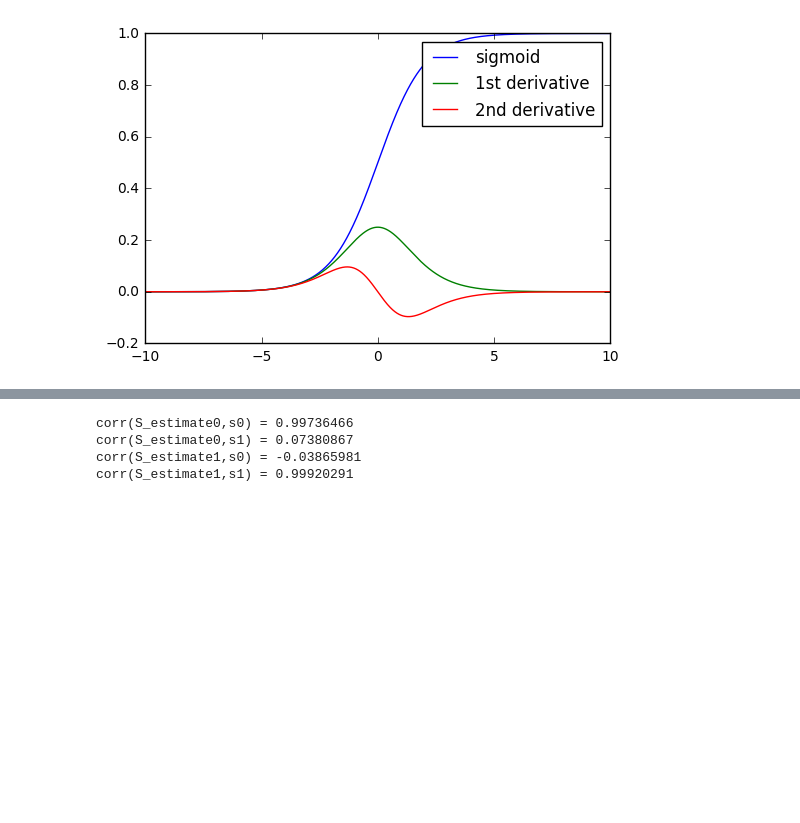
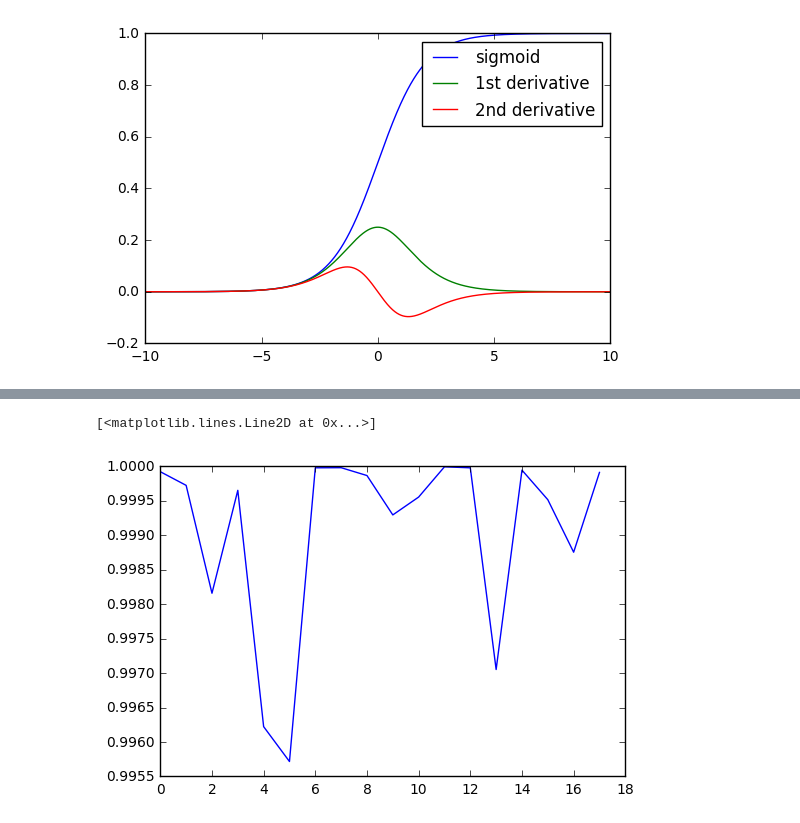
Before and after one commit to p16i/course-machine-intelligence-2, a Jupyter notebook: w5-ica/ICA.ipynb, the cells around one changed output, grey strips where cells are left out. Saved outputs shown, nothing was run; the diff lists cells and outputs as text; code cells hidden in the pictures; blank space fills up the shorter version.

```diff
--- a/w5-ica/ICA.ipynb
+++ b/w5-ica/ICA.ipynb
@@ -168,26 +165,24 @@ corr(S_estimate1,s1) = 0.62681959
 # %%
 def naturalGradientLearning(x, w_init, original_data, eta=0.1, epoch=1):
     w = np.copy(w_init) / np.linalg.norm(w_init)
     p = x.shape[1]
-
+    norm = []
     for i in range(p):
         w_dot_x = np.dot(w, x[:,i])
         sigs = 1 - 2*sigmoid(w_dot_x)
         dirac = np.eye(2)
         outer_pd = np.outer(sigs, w_dot_x)
         grad = ( np.dot(dirac, w) + np.dot(outer_pd, w))
+        if i % 1000 == 0:
+            norm.append( np.linalg.norm(grad) )
         w = ( w + grad*eta )
-        w = w / np.linalg.norm(w) # without this the algorithm doesn't work
-
-    s_est = np.dot(w,x)
-    computeCorrelation(s_est,original_data, label="S_estimate")
-    return w
-w_nat = naturalGradientLearning(X_centered, W_hiro, S.T, epoch=1, eta=0.1)
+        w = w / np.linalg.norm(w) # without this the algorithm doesn't seem to work
+    return w, norm
+w_nat, nat_norms = naturalGradientLearning(X_centered, W_hiro, S.T, epoch=1, eta=0.1)
+plt.plot(nat_norms)
 # %% [output]
-corr(S_estimate0,s0) = 0.99736466
-corr(S_estimate0,s1) = 0.07380867
-corr(S_estimate1,s0) = -0.03865981
-corr(S_estimate1,s1) = 0.99920291
+[<matplotlib.lines.Line2D at 0x...>]
+[figure, added]
 # %%
 s_x_est_w_init = np.dot(W_hiro,X_centered)
 computeCorrelation(s_x_est_w_init,S.T, label="X")
```
Also changed, not shown: parts of 22 cells of this notebook.
